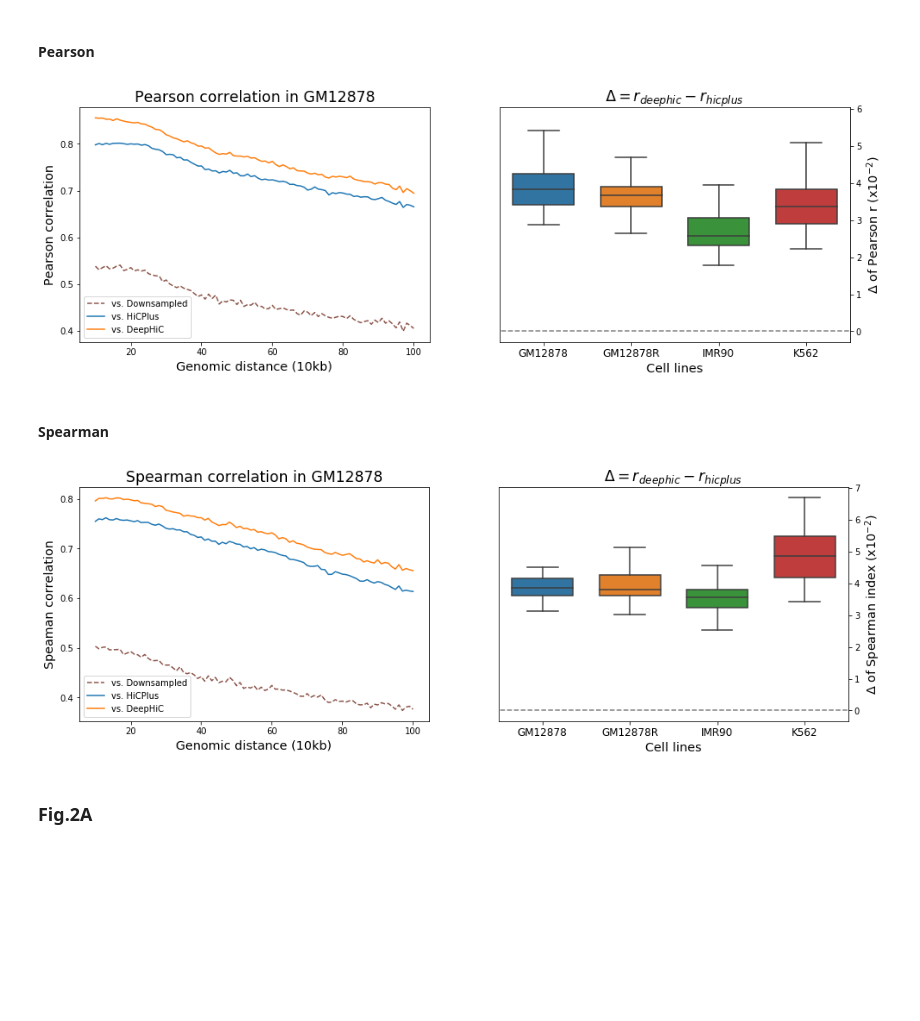
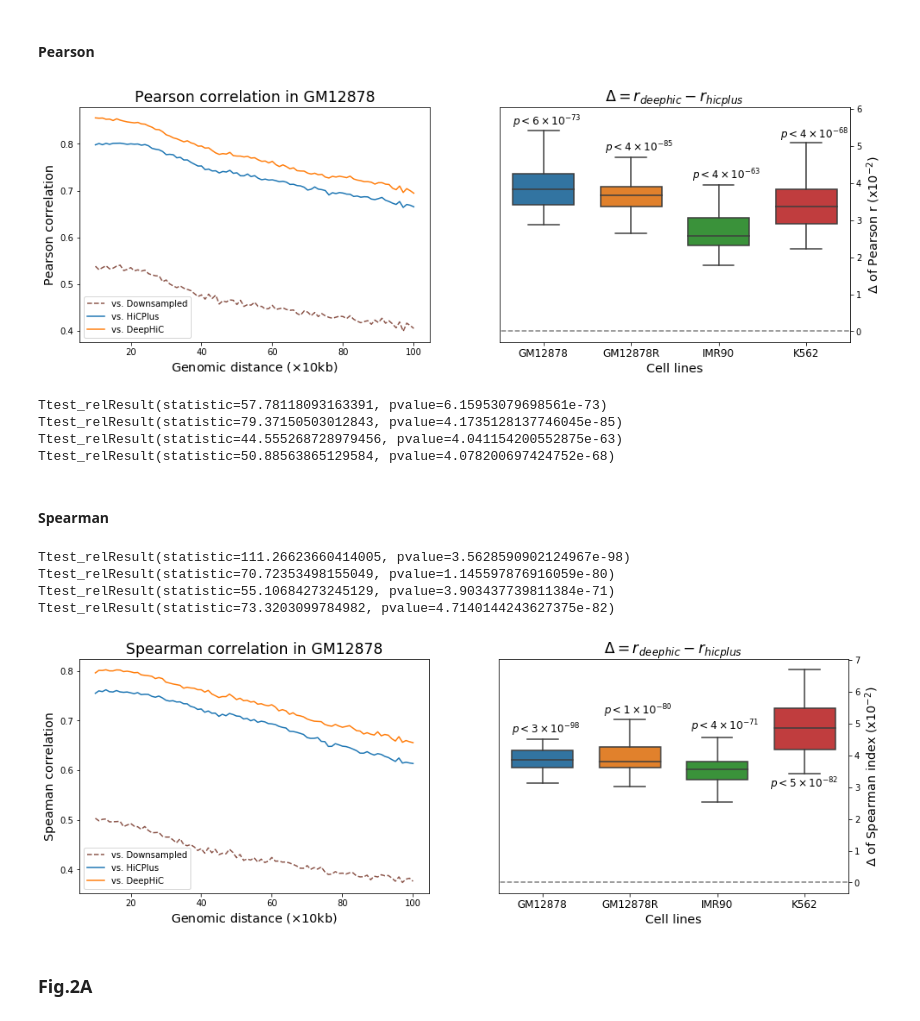
Before and after one commit to omegahh/DeepHiC, a Jupyter notebook: Figure 2.ipynb, the cells around one changed output. Drawn from its saved outputs; the diff is of its cells as text; code cells hidden in the pictures; blank space fills up the shorter version.

```diff
--- a/Figure 2.ipynb
+++ b/Figure 2.ipynb
@@ -173,25 +136,31 @@ pd_data = pd.DataFrame({'delta': delta, 'label': label})
 # %%
 fig = plt.figure(figsize = [16, 5])
 ax = fig.add_subplot(1, 2, 1)
 ax.plot(range(lower, upper), gm12878_data[lower:upper, 1], label='vs. Downsampled', color='C5', linestyle='--')
 ax.plot(range(lower, upper), gm12878_data[lower:upper, 2], label='vs. HiCPlus', color='C0')
 ax.plot(range(lower, upper), gm12878_data[lower:upper, 3], label='vs. DeepHiC', color='C1')
 ax.set_title('Pearson correlation in GM12878', fontsize='xx-large')
-ax.set_xlabel('Genomic distance (10kb)', fontsize='x-large')
+ax.set_xlabel(r'Genomic distance ($\times$10kb)', fontsize='x-large')
 ax.set_ylabel('Pearson correlation', fontsize='x-large')
 ax.legend(loc='lower left')
 ax = fig.add_subplot(1, 2, 2)
 ax = sns.boxplot(x='label', y='delta', data=pd_data, ax=ax, width=0.7, fliersize=0)
 ax.set_xticklabels(['GM12878', 'GM12878R', 'IMR90', 'K562'], fontsize='large')
+
+ax.annotate(r'$p<6\times10^{-73}$', xy=(-0.35,5.55), fontsize='large')
+ax.annotate(r'$p<4\times10^{-85}$', xy=(0.7,4.85), fontsize='large')
+ax.annotate(r'$p<4\times10^{-63}$', xy=(1.7,4.1), fontsize='large')
+ax.annotate(r'$p<4\times10^{-68}$', xy=(2.7,5.2), fontsize='large')
+
 ax.plot(np.linspace(-0.95,3.95,num=10), np.zeros(10), color='gray', linestyle='--')
 ax.set_title('$\Delta = r_{deephic} - r_{hicplus}$', fontsize='xx-large')
 ax.set_xlabel('Cell lines', fontsize='x-large')
 ax.set_ylabel('$\Delta$ of Pearson r (x$10^{-2}$)', fontsize='x-large')
 ax.yaxis.tick_right()
 ax.yaxis.set_label_position('right')
 svg_file = os.path.join(work_dir, f'fig2d_pearson.svg')
 eps_file = os.path.join(work_dir, f'fig2d_pearson.eps')
 fig.savefig(svg_file, format='svg')
 fig.savefig(eps_file, format='eps')
 # %% [output]
-[figure, old version]
+[figure, new version]
@@ -198,3 +169,13 @@ fig.savefig(eps_file, format='eps')
+# %%
+print(ttest_rel(gm12878_data[lower:upper, 3], gm12878_data[lower:upper, 2]))
+print(ttest_rel(gm12878r_data[lower:upper, 3], gm12878r_data[lower:upper, 2]))
+print(ttest_rel(k562_data[lower:upper, 3], k562_data[lower:upper, 2]))
+print(ttest_rel(imr90_data[lower:upper, 3], imr90_data[lower:upper, 2]))
+# %% [output]
+Ttest_relResult(statistic=57.78118093163391, pvalue=6.15953079698561e-73)
+Ttest_relResult(statistic=79.37150503012843, pvalue=4.1735128137746045e-85)
+Ttest_relResult(statistic=44.555268728979456, pvalue=4.041154200552875e-63)
+Ttest_relResult(statistic=50.88563865129584, pvalue=4.078200697424752e-68)
 # %% [markdown]
 #### Spearman
 # %%
@@ -207,6 +188,16 @@ delta = np.concatenate((delta_gm12878, delta_gm12878r, delta_imr90, delta_k562))
 label = ['GM12878'] * (upper-lower) + ['GM12878R'] * (upper-lower) + ['IMR90'] * (upper-lower) + ['K562'] * (upper-lower)
 # %%
 pd_data_sp = pd.DataFrame({'delta': delta, 'label': label})
+# %%
+print(ttest_rel(gm12878_data[lower:upper, 6], gm12878_data[lower:upper, 5]))
+print(ttest_rel(gm12878r_data[lower:upper, 6], gm12878r_data[lower:upper, 5]))
+print(ttest_rel(k562_data[lower:upper, 6], k562_data[lower:upper, 5]))
+print(ttest_rel(imr90_data[lower:upper, 6], imr90_data[lower:upper, 5]))
+# %% [output]
+Ttest_relResult(statistic=111.26623660414005, pvalue=3.5628590902124967e-98)
+Ttest_relResult(statistic=70.72353498155049, pvalue=1.145597876916059e-80)
+Ttest_relResult(statistic=55.10684273245129, pvalue=3.903437739811384e-71)
+Ttest_relResult(statistic=73.3203099784982, pvalue=4.7140144243627375e-82)
 # %%
 fig = plt.figure(figsize = [16, 5])
 ax = fig.add_subplot(1, 2, 1)
@@ -214,12 +205,18 @@ ax.plot(range(lower, upper), gm12878_data[lower:upper, 4], label='vs. Downsample
 ax.plot(range(lower, upper), gm12878_data[lower:upper, 5], label='vs. HiCPlus', color='C0')
 ax.plot(range(lower, upper), gm12878_data[lower:upper, 6], label='vs. DeepHiC', color='C1')
 ax.set_title('Spearman correlation in GM12878', fontsize='xx-large')
-ax.set_xlabel('Genomic distance (10kb)', fontsize='x-large')
+ax.set_xlabel(r'Genomic distance ($\times$10kb)', fontsize='x-large')
 ax.set_ylabel('Speaman correlation', fontsize='x-large')
 ax.legend(loc='lower left')
 ax = fig.add_subplot(1, 2, 2)
 ax = sns.boxplot(x='label', y='delta', data=pd_data_sp, ax=ax, width=0.7, fliersize=0)
 ax.set_xticklabels(['GM12878', 'GM12878R', 'IMR90', 'K562'], fontsize='large')
+
+ax.annotate(r'$p<3\times10^{-98}$', xy=(-0.35,4.7), fontsize='large')
+ax.annotate(r'$p<1\times10^{-80}$', xy=(0.7,5.3), fontsize='large')
+ax.annotate(r'$p<4\times10^{-71}$', xy=(1.7,4.8), fontsize='large')
+ax.annotate(r'$p<5\times10^{-82}$', xy=(2.6,3), fontsize='large')
+
 ax.plot(np.linspace(-0.95,3.95,num=10), np.zeros(10), color='gray', linestyle='--')
 ax.set_title('$\Delta = r_{deephic} - r_{hicplus}$', fontsize='xx-large')
 ax.set_xlabel('Cell lines', fontsize='x-large')
@@ -231,7 +228,7 @@ eps_file = os.path.join(work_dir, f'supp_fig_spearman.eps')
 fig.savefig(svg_file, format='svg')
 fig.savefig(eps_file, format='eps')
 # %% [output]
-[figure, old version]
+[figure, new version]
 # %% [markdown]
 ### Fig.2A
 # %%
```
Also changed, not shown: parts of 25 cells of this notebook, 2 other files.
